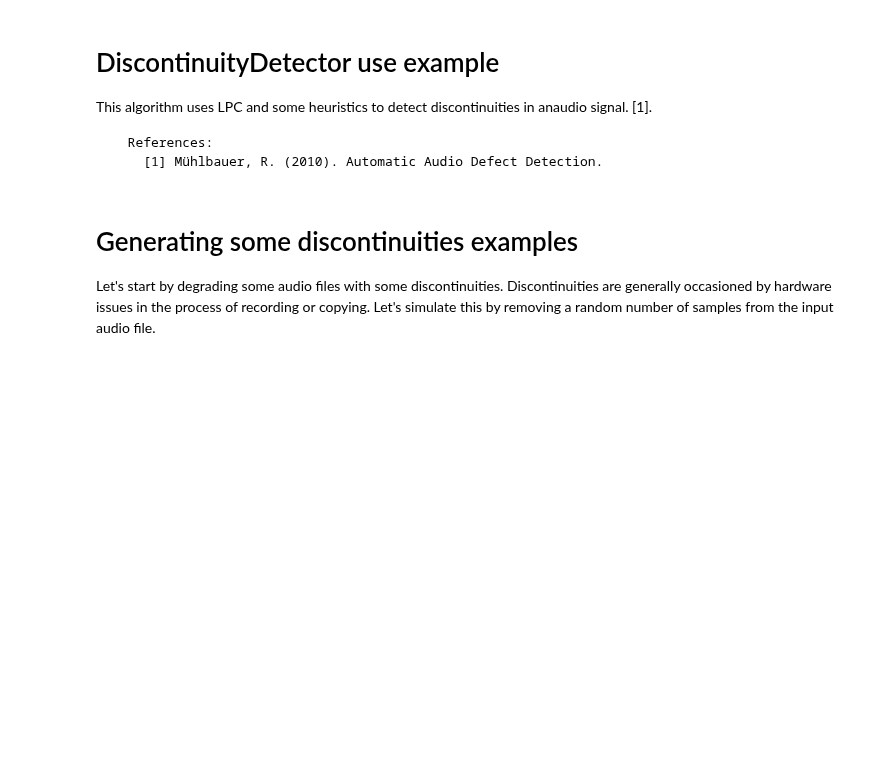
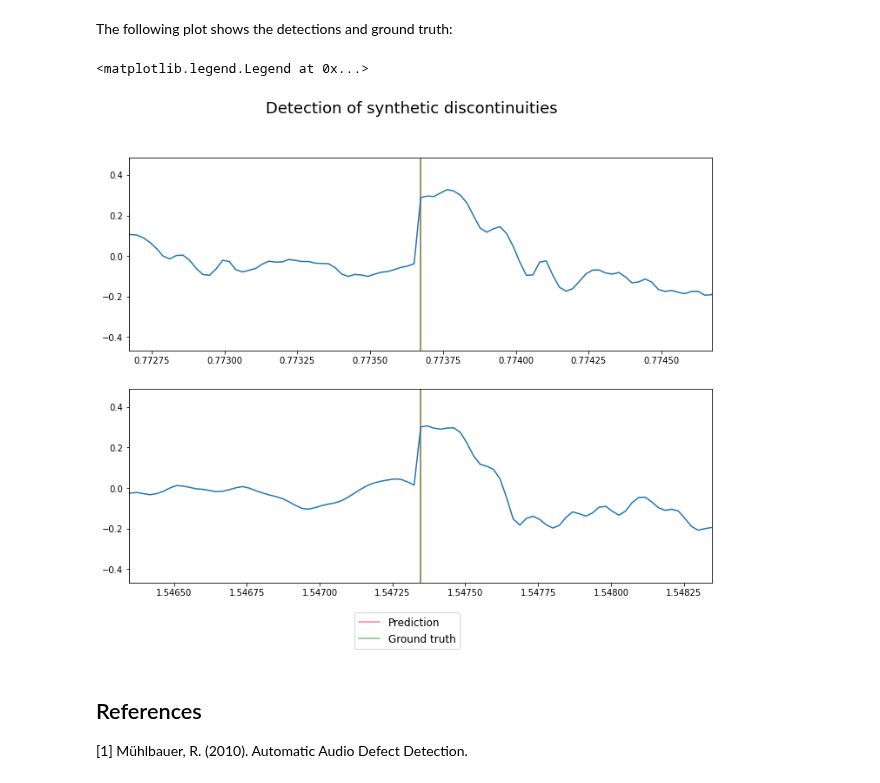
Before and after one commit to MTG/essentia, a Jupyter notebook: src/examples/python/tutorial_audioproblems_discontinuitydetector.ipynb, the cells around one changed output. Cells and saved outputs as stored; diff of their text form; code cells hidden in the pictures; blank space fills up the shorter version.

Commit message:
Improve discontinuity detection tutorial

```diff
--- a/src/examples/python/tutorial_audioproblems_discontinuitydetector.ipynb
+++ b/src/examples/python/tutorial_audioproblems_discontinuitydetector.ipynb
@@ -1,6 +61,34 @@
+# %%
+# Analysis parameters.
+frame_size = 512
+hop_size = 256
+
+discontinuityDetector = DiscontinuityDetector(frameSize=frame_size, hopSize=hop_size)
+
+locs = []
+for idx, frame in enumerate(
+    FrameGenerator(audio, frameSize=frame_size, hopSize=hop_size, startFromZero=True)
+):
+    frame_locs, _ = discontinuityDetector(frame)
+    locs.extend((frame_locs + hop_size * idx) / sr)
+# %% [markdown]
+The following plot shows the detections and ground truth:
+# %%
+fig, ax = plt.subplots(len(ground_truth))
+
+for idx, point in enumerate(ground_truth):
+    l1 = ax[idx].axvline(locs[idx], color='r', alpha=.5)
+    l2 = ax[idx].axvline(point, color='g', alpha=.5)
+    ax[idx].plot(time_index, audio)
+    ax[idx].set_xlim([point - .001, point + .001])
+
+fig.suptitle('Detection of synthetic discontinuities', fontsize=18)
+fig.legend(
+    (l1, l2), ("Prediction", "Ground truth"), fontsize=12, loc="lower center"
+)
+# %% [output]
+<matplotlib.legend.Legend at 0x...>
+[figure, added]
 # %% [markdown]
-# DiscontinuityDetector use example
-  This algorithm uses LPC and some heuristics to detect discontinuities in anaudio signal. [1].
-
-      References:
-        [1] Mühlbauer, R. (2010). Automatic Audio Defect Detection.
+## References
+[1] Mühlbauer, R. (2010). Automatic Audio Defect Detection.
@@ -31,4 +94,0 @@ def compute(x, frame_size=1024, hop_size=512, **kwargs):
-# %% [markdown]
-# Generating some discontinuities examples
-
-Let's start by degrading some audio files with some discontinuities. Discontinuities are generally occasioned by hardware issues in the process of recording or copying. Let's simulate this by removing a random number of samples from the input audio file.
```
Also changed, not shown: parts of 15 cells of this notebook.
